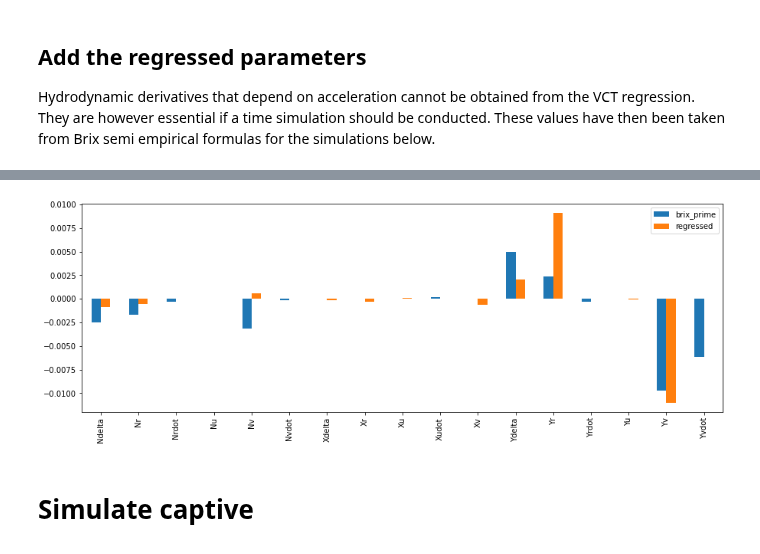
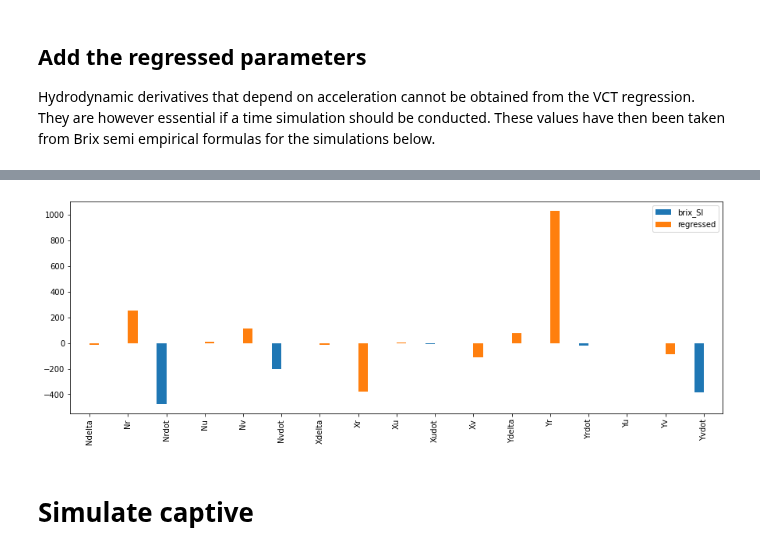
Before and after one commit to martinlarsalbert/VesselManoeuvringModels, a Jupyter notebook: notebooks/07_01_static_forces_from_model_test.ipynb, the cells around one changed output, grey strips where cells are left out. Drawn from its saved outputs; the diff is of its cells as text; code cells hidden in the pictures.

```diff
--- a/notebooks/07_01_static_forces_from_model_test.ipynb
+++ b/notebooks/07_01_static_forces_from_model_test.ipynb
@@ -381,7 +392,7 @@ diff_eq_Y = regression.DiffEqToMatrix(ode=eq_linear.Y_qs_eq.subs(Y_qs,Y_),
                                       label=Y_, base_features=[delta,u,v,r])
 # %%
-X = diff_eq_Y.calculate_features(data=df_prime)
-y = diff_eq_Y.calculate_label(y=df_prime['Y_qs'])
+X = diff_eq_Y.calculate_features(data=df)
+y = diff_eq_Y.calculate_label(y=df['Y_qs'])
 
 model_Y = sm.OLS(y,X)
 results_Y = model_Y.fit()
@@ -415,11 +426,11 @@ Notes:
 ## X
 # %%
 X_ = sp.symbols('X_')
-diff_eq_X = regression.DiffEqToMatrix(ode=eq_linear.X_qs_eq.subs(X_qs,X_),
-                                      label=X_, base_features=[delta,u,v,r])
+diff_eq_X = regression.DiffEqToMatrix(ode=eq.X_qs_eq.subs(X_qs,X_),
+                                      label=X_, base_features=[delta,u,v,r,thrust])
 # %%
-X = diff_eq_X.calculate_features(data=df_prime)
-y = diff_eq_X.calculate_label(y=df_prime['X_qs'])
+X = diff_eq_X.calculate_features(data=df)
+y = diff_eq_X.calculate_label(y=df['X_qs'])
 
 model_X = sm.OLS(y,X)
 results_X = model_X.fit()
@@ -464,7 +475,8 @@ for other in [results_summary_X, results_summary_Y, results_summary_N]:
 df_parameters_all.rename(columns={'coeff':'regressed'}, inplace=True)
 df_parameters_all.drop(columns=['brix_lambda'], inplace=True)
 
-df_parameters_all['prime'] = df_parameters_all['regressed'].combine_first(df_parameters_all['brix_prime'])  # prefer regressed
+df_parameters_all['SI'] = df_parameters_all['regressed'].combine_first(df_parameters_all['brix_SI'])  # prefer regressed
+df_parameters_all['SI'].fillna(0,inplace=True)
 # %%
 df_parameters_all
 # %% [output]
@@ -488,13 +500,13 @@ df_parameters_all
 # %%
 fig,ax=plt.subplots()
 fig.set_size_inches(15,5)
 mask = ((df_parameters_all['brix_prime'] != 0) |
         (df_parameters_all['regressed']).notnull())
 
 df_parameters_plot = df_parameters_all.loc[mask]
-df_parameters_plot.plot.bar(y=['brix_prime','regressed'], ax=ax);
+df_parameters_plot.plot.bar(y=['brix_SI','regressed'], ax=ax);
 # %% [output]
-[figure, old version]
+[figure, new version]
 # %% [markdown]
 # Simulate captive
 # %%
```
Also changed, not shown: parts of 52 cells of this notebook, 15 other files.
